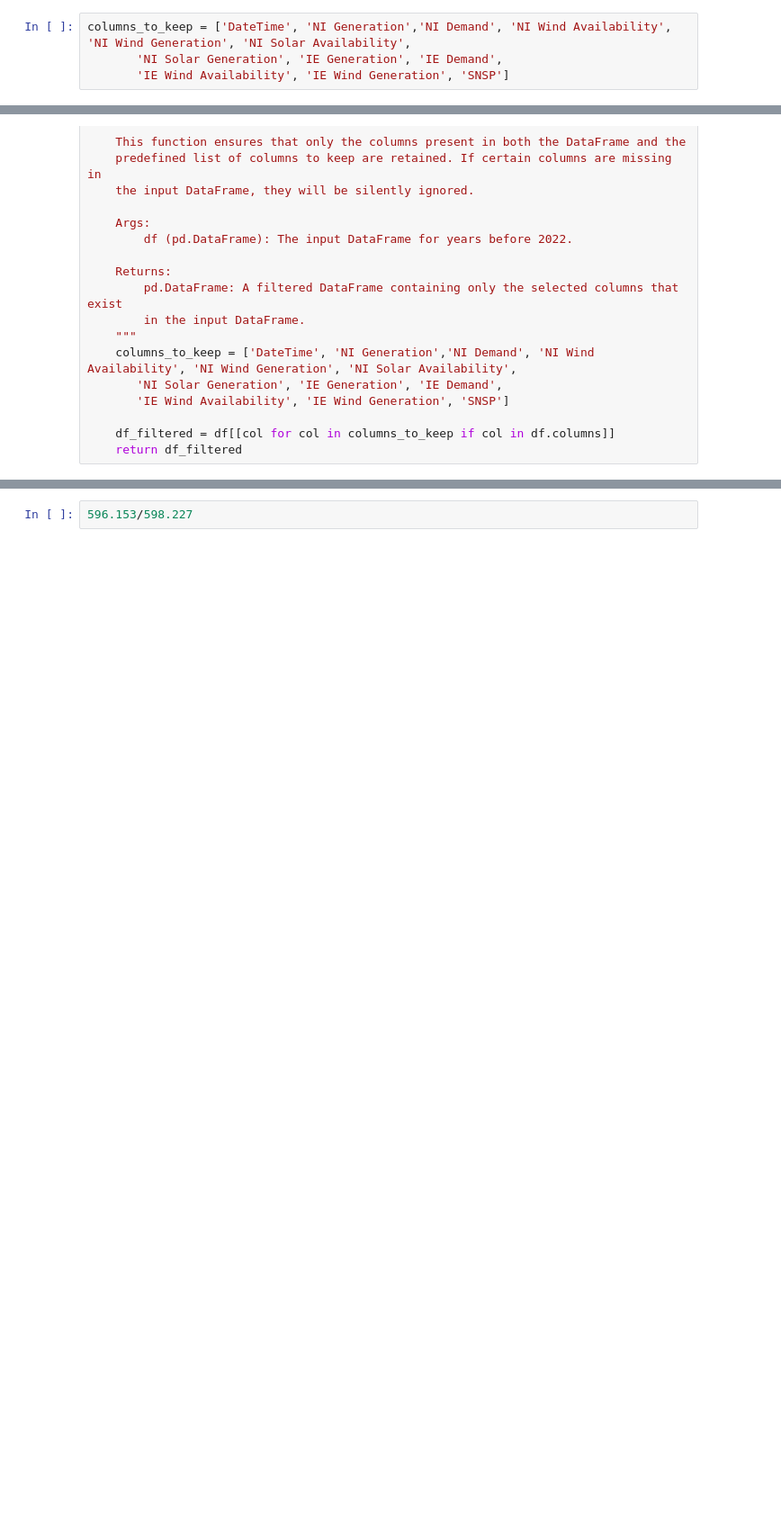
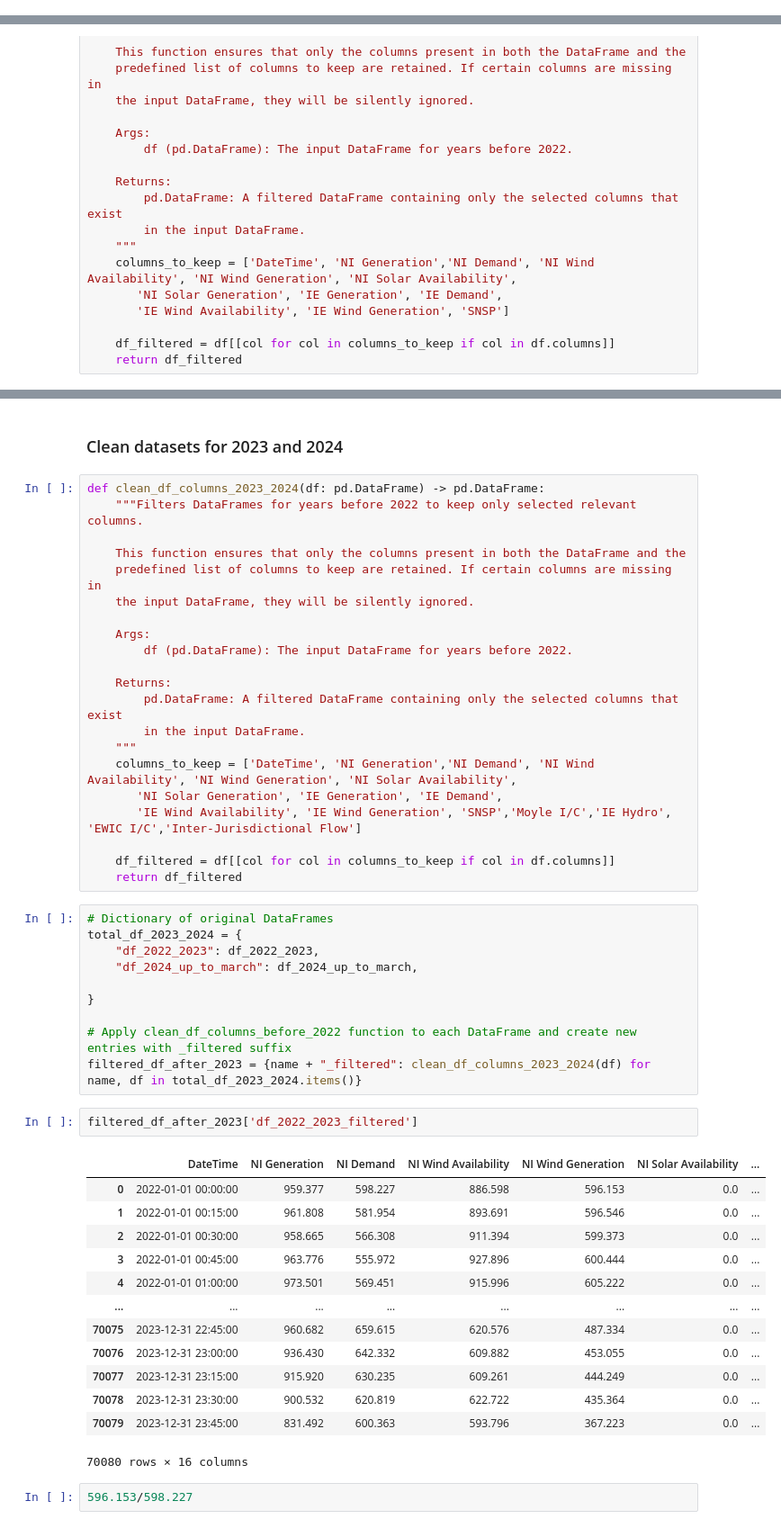
Before and after one commit to SaM-92/DataInsightChatbot, a Jupyter notebook: PoC_nb.ipynb, the cells around one changed output, grey strips where cells are left out. Shown: that part at 90% size. Drawn from its saved outputs; the diff is of its cells as text; blank space fills up the shorter version.

Commit message:
Create a function to clean 2023 and 2024 dataset

```diff
--- a/PoC_nb.ipynb
+++ b/PoC_nb.ipynb
@@ -102,4 +83,0 @@ Index(['DateTime', 'GMT Offset', 'NI Generation', 'NI Demand',
-# %%
-columns_to_keep = ['DateTime', 'NI Generation','NI Demand', 'NI Wind Availability', 'NI Wind Generation', 'NI Solar Availability',
-       'NI Solar Generation', 'IE Generation', 'IE Demand',
-       'IE Wind Availability', 'IE Wind Generation', 'SNSP']
@@ -160,3 +118,52 @@ Index(['DateTime', 'GMT Offset', 'NI Generation', 'NI Demand',
+# %% [markdown]
+### Clean datasets for 2023 and 2024
+# %%
+def clean_df_columns_2023_2024(df: pd.DataFrame) -> pd.DataFrame:
+    """Filters DataFrames for years before 2022 to keep only selected relevant columns.
+
+    This function ensures that only the columns present in both the DataFrame and the
+    predefined list of columns to keep are retained. If certain columns are missing in
+    the input DataFrame, they will be silently ignored.
+
+    Args:
+        df (pd.DataFrame): The input DataFrame for years before 2022.
+
+    Returns:
+        pd.DataFrame: A filtered DataFrame containing only the selected columns that exist
+        in the input DataFrame.
+    """
+    columns_to_keep = ['DateTime', 'NI Generation','NI Demand', 'NI Wind Availability', 'NI Wind Generation', 'NI Solar Availability',
+       'NI Solar Generation', 'IE Generation', 'IE Demand',
+       'IE Wind Availability', 'IE Wind Generation', 'SNSP','Moyle I/C','IE Hydro', 'EWIC I/C','Inter-Jurisdictional Flow']
+
+    df_filtered = df[[col for col in columns_to_keep if col in df.columns]]
+    return df_filtered
+# %%
+# Dictionary of original DataFrames
+total_df_2023_2024 = {
+    "df_2022_2023": df_2022_2023,
+    "df_2024_up_to_march": df_2024_up_to_march,
+
+}
+
+# Apply clean_df_columns_before_2022 function to each DataFrame and create new entries with _filtered suffix
+filtered_df_after_2023 = {name + "_filtered": clean_df_columns_2023_2024(df) for name, df in total_df_2023_2024.items()}
+# %%
+filtered_df_after_2023['df_2022_2023_filtered']
+# %% [output]
+|  | DateTime | NI Generation | NI Demand | NI Wind Availability | NI Wind Generation | NI Solar Availability | ... |
+| 0 | 2022-01-01 00:00:00 | 959.377 | 598.227 | 886.598 | 596.153 | 0.0 | ... |
+| 1 | 2022-01-01 00:15:00 | 961.808 | 581.954 | 893.691 | 596.546 | 0.0 | ... |
+| 2 | 2022-01-01 00:30:00 | 958.665 | 566.308 | 911.394 | 599.373 | 0.0 | ... |
+| 3 | 2022-01-01 00:45:00 | 963.776 | 555.972 | 927.896 | 600.444 | 0.0 | ... |
+| 4 | 2022-01-01 01:00:00 | 973.501 | 569.451 | 915.996 | 605.222 | 0.0 | ... |
+| ... | ... | ... | ... | ... | ... | ... | ... |
+| 70075 | 2023-12-31 22:45:00 | 960.682 | 659.615 | 620.576 | 487.334 | 0.0 | ... |
+| 70076 | 2023-12-31 23:00:00 | 936.430 | 642.332 | 609.882 | 453.055 | 0.0 | ... |
+| 70077 | 2023-12-31 23:15:00 | 915.920 | 630.235 | 609.261 | 444.249 | 0.0 | ... |
+| 70078 | 2023-12-31 23:30:00 | 900.532 | 620.819 | 622.722 | 435.364 | 0.0 | ... |
+| 70079 | 2023-12-31 23:45:00 | 831.492 | 600.363 | 593.796 | 367.223 | 0.0 | ... |
+70080 rows × 16 columns
 # %%
 596.153/598.227
 # %% [output]
```
Also changed, not shown: parts of 9 cells of this notebook.
